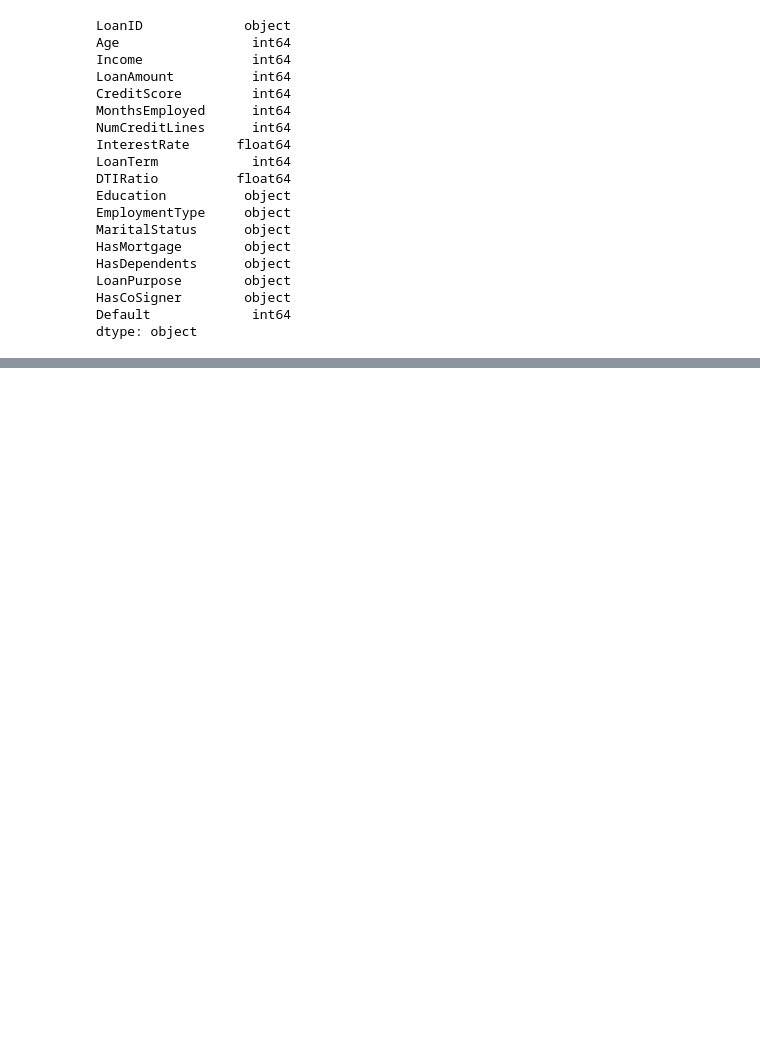
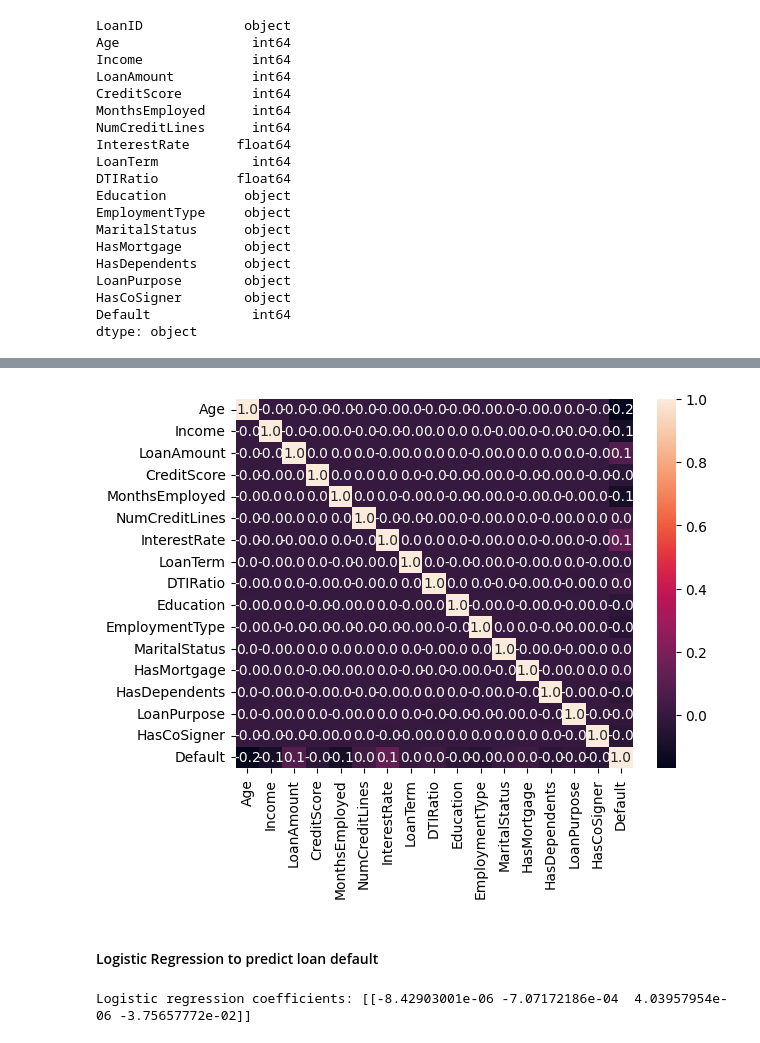
Before and after one commit to mutethiakigea/Predicting-Loan-Default-Risk, a Jupyter notebook: notebooks/pred.ipynb, the cells around one changed output, grey strips where cells are left out. Cells and saved outputs as stored; diff of their text form; code cells hidden in the pictures; blank space fills up the shorter version.

```diff
--- a/notebooks/pred.ipynb
+++ b/notebooks/pred.ipynb
@@ -124,0 +151,9 @@ df.to_csv("Transformed_Data.csv")
+# %%
+# Convert numeric columns to the appropriate data type if necessary
+numeric_columns = [
+    'Age', 'Income', 'LoanAmount', 'CreditScore', 'MonthsEmployed', 'NumCreditLines',
+    'InterestRate', 'LoanTerm', 'DTIRatio', 'Education', 'EmploymentType', 'MaritalStatus',
+    'HasMortgage', 'HasDependents', 'LoanPurpose', 'HasCoSigner', 'Default'
+]
+# %%
+df[numeric_columns] = df[numeric_columns].apply(pd.to_numeric, errors='coerce')
@@ -124,0 +197,20 @@ df.to_csv("Transformed_Data.csv")
+# %%
+df=df.drop("LoanID", axis=1)
+# %%
+# Correlation matrix
+correlation_matrix = df.corr()
+
+sns.heatmap(correlation_matrix, annot=True, fmt=".1f")
+plt.show()
+# %% [output]
+[figure, added]
+# %% [markdown]
+#### Logistic Regression to predict loan default
+# %%
+from sklearn.linear_model import LogisticRegression
+X = df[['Income', 'CreditScore', 'LoanAmount', 'Age']]  # Predictor variables
+y = df['Default']  # Target variable (classification)
+log_reg = LogisticRegression().fit(X, y)
+print("Logistic regression coefficients:", log_reg.coef_)
+# %% [output]
+Logistic regression coefficients: [[-8.42903001e-06 -7.07172186e-04  4.03957954e-06 -3.75657772e-02]]
```
Also changed, not shown: parts of 10 cells of this notebook.
